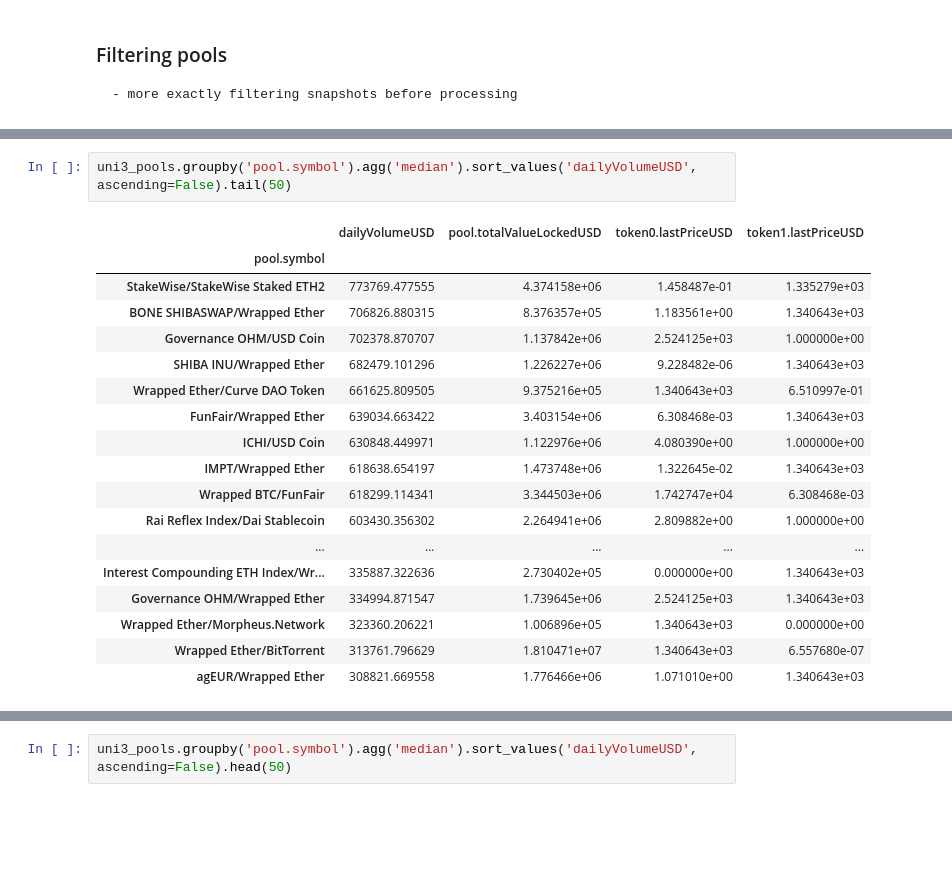
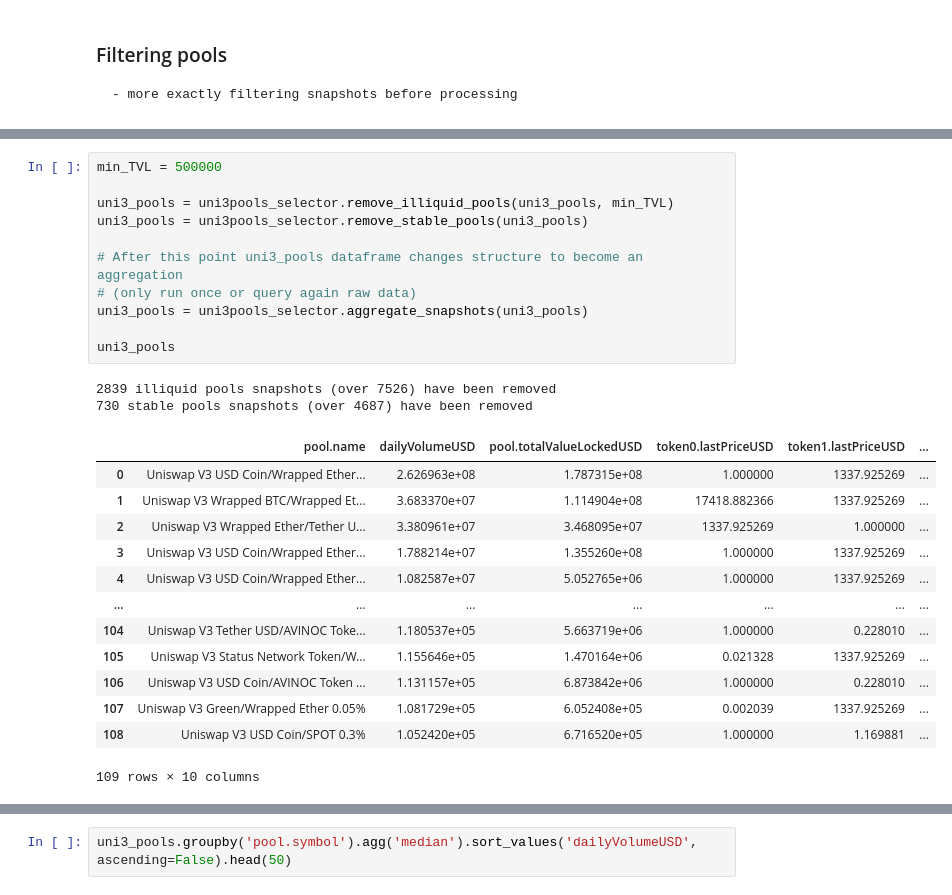
Before and after one commit to juliencarponcy/py0xcluster, a Jupyter notebook: notebooks/Pool_clustering.ipynb, the cells around one changed output, grey strips where cells are left out. Cells and saved outputs as stored; diff of their text form; blank space fills up the shorter version.

```diff
--- a/notebooks/Pool_clustering.ipynb
+++ b/notebooks/Pool_clustering.ipynb
@@ -100,21 +73,27 @@ uni3_pools.head(50)
-# %%
-uni3_pools.groupby('pool.symbol').agg('median').sort_values('dailyVolumeUSD', ascending=False).tail(50)
-# %% [output]
-|  | dailyVolumeUSD | pool.totalValueLockedUSD | token0.lastPriceUSD | token1.lastPriceUSD |
-| pool.symbol |  |  |  |  |
-| StakeWise/StakeWise Staked ETH2 | 773769.477555 | 4.374158e+06 | 1.458487e-01 | 1.335279e+03 |
-| BONE SHIBASWAP/Wrapped Ether | 706826.880315 | 8.376357e+05 | 1.183561e+00 | 1.340643e+03 |
-| Governance OHM/USD Coin | 702378.870707 | 1.137842e+06 | 2.524125e+03 | 1.000000e+00 |
-| SHIBA INU/Wrapped Ether | 682479.101296 | 1.226227e+06 | 9.228482e-06 | 1.340643e+03 |
-| Wrapped Ether/Curve DAO Token | 661625.809505 | 9.375216e+05 | 1.340643e+03 | 6.510997e-01 |
-| FunFair/Wrapped Ether | 639034.663422 | 3.403154e+06 | 6.308468e-03 | 1.340643e+03 |
-| ICHI/USD Coin | 630848.449971 | 1.122976e+06 | 4.080390e+00 | 1.000000e+00 |
-| IMPT/Wrapped Ether | 618638.654197 | 1.473748e+06 | 1.322645e-02 | 1.340643e+03 |
-| Wrapped BTC/FunFair | 618299.114341 | 3.344503e+06 | 1.742747e+04 | 6.308468e-03 |
-| Rai Reflex Index/Dai Stablecoin | 603430.356302 | 2.264941e+06 | 2.809882e+00 | 1.000000e+00 |
-| ... | ... | ... | ... | ... |
-| Interest Compounding ETH Index/Wr... | 335887.322636 | 2.730402e+05 | 0.000000e+00 | 1.340643e+03 |
-| Governance OHM/Wrapped Ether | 334994.871547 | 1.739645e+06 | 2.524125e+03 | 1.340643e+03 |
-| Wrapped Ether/Morpheus.Network | 323360.206221 | 1.006896e+05 | 1.340643e+03 | 0.000000e+00 |
-| Wrapped Ether/BitTorrent | 313761.796629 | 1.810471e+07 | 1.340643e+03 | 6.557680e-07 |
-| agEUR/Wrapped Ether | 308821.669558 | 1.776466e+06 | 1.071010e+00 | 1.340643e+03 |
+# %%
+min_TVL = 500000
+
+uni3_pools = uni3pools_selector.remove_illiquid_pools(uni3_pools, min_TVL)
+uni3_pools = uni3pools_selector.remove_stable_pools(uni3_pools)
+
+# After this point uni3_pools dataframe changes structure to become an aggregation
+# (only run once or query again raw data)
+uni3_pools = uni3pools_selector.aggregate_snapshots(uni3_pools)
+
+uni3_pools
+# %% [output]
+2839 illiquid pools snapshots (over 7526) have been removed
+730 stable pools snapshots (over 4687) have been removed
+|  | pool.name | dailyVolumeUSD | pool.totalValueLockedUSD | token0.lastPriceUSD | token1.lastPriceUSD | ... |
+| 0 | Uniswap V3 USD Coin/Wrapped Ether... | 2.626963e+08 | 1.787315e+08 | 1.000000 | 1337.925269 | ... |
+| 1 | Uniswap V3 Wrapped BTC/Wrapped Et... | 3.683370e+07 | 1.114904e+08 | 17418.882366 | 1337.925269 | ... |
+| 2 | Uniswap V3 Wrapped Ether/Tether U... | 3.380961e+07 | 3.468095e+07 | 1337.925269 | 1.000000 | ... |
+| 3 | Uniswap V3 USD Coin/Wrapped Ether... | 1.788214e+07 | 1.355260e+08 | 1.000000 | 1337.925269 | ... |
+| 4 | Uniswap V3 USD Coin/Wrapped Ether... | 1.082587e+07 | 5.052765e+06 | 1.000000 | 1337.925269 | ... |
+| ... | ... | ... | ... | ... | ... | ... |
+| 104 | Uniswap V3 Tether USD/AVINOC Toke... | 1.180537e+05 | 5.663719e+06 | 1.000000 | 0.228010 | ... |
+| 105 | Uniswap V3 Status Network Token/W... | 1.155646e+05 | 1.470164e+06 | 0.021328 | 1337.925269 | ... |
+| 106 | Uniswap V3 USD Coin/AVINOC Token ... | 1.131157e+05 | 6.873842e+06 | 1.000000 | 0.228010 | ... |
+| 107 | Uniswap V3 Green/Wrapped Ether 0.05% | 1.081729e+05 | 6.052408e+05 | 0.002039 | 1337.925269 | ... |
+| 108 | Uniswap V3 USD Coin/SPOT 0.3% | 1.052420e+05 | 6.716520e+05 | 1.000000 | 1.169881 | ... |
+109 rows × 10 columns
```
Also changed, not shown: parts of 3 cells of this notebook, 1 other file.
